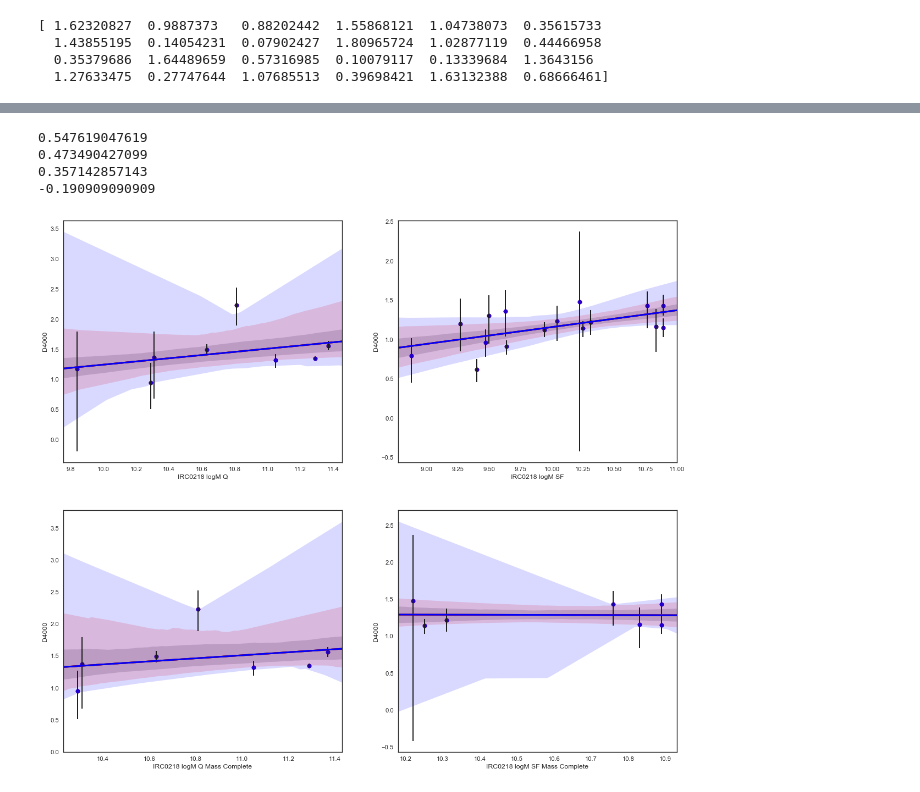
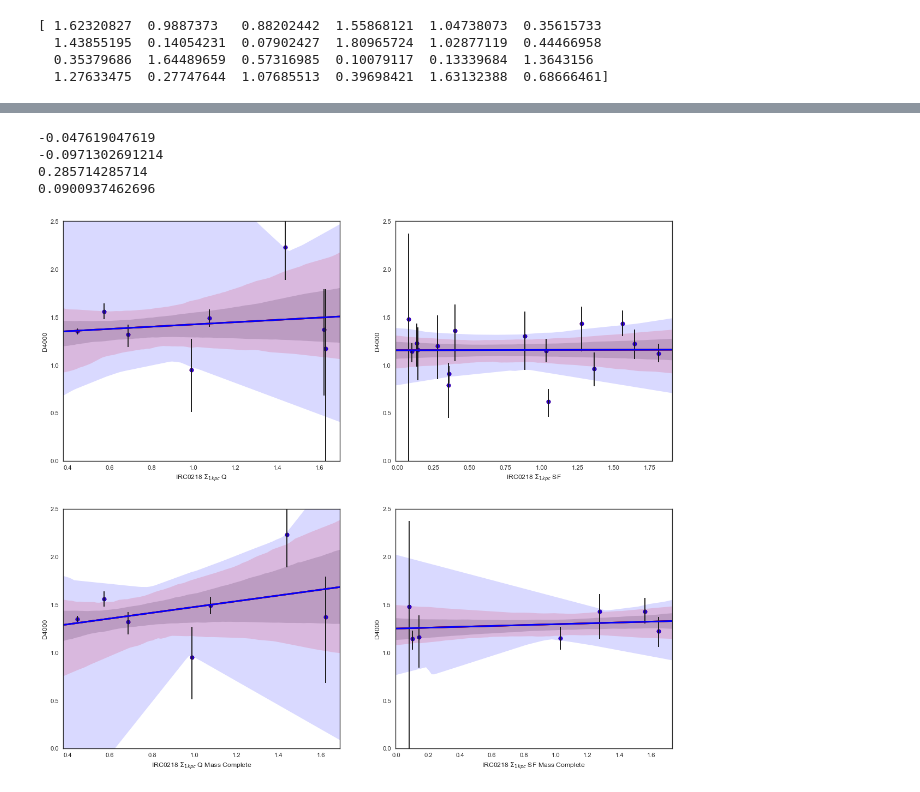
Before and after one commit to jrcooper91/van_der_Wel_size-mass, a Jupyter notebook: bootstrap.ipynb, the cells around one changed output, grey strips where cells are left out. Cells and saved outputs as stored; diff of their text form; code cells hidden in the pictures.

```diff
--- a/bootstrap.ipynb
+++ b/bootstrap.ipynb
@@ -338,38 +597,42 @@ ax = plt.show()
 # %%
 ax = sns.set(style="white", color_codes=True)
 ax = plt.figure(figsize=(18, 16), dpi= 80, facecolor='w', edgecolor='k')
 ax = subplot(2,2,1)
-x, y = pd.Series(c_lmass[np.where(c_flag<0.9)], name="IRC0218 logM Q"), pd.Series(c_dk[np.where(c_flag<0.9)], name="D4000")
+ax = ylim(0,2.5)
+x, y = pd.Series(c_ssmd[np.where(c_flag<0.9)], name="IRC0218 $\Sigma_{1kpc}$ Q"), pd.Series(c_dk[np.where(c_flag<0.9)], name="D4000")
 ax = sns.regplot(x=x, y=y, ci=68,n_boot=1000,color='black')
 ax = sns.regplot(x=x, y=y, ci=95,n_boot=1000,color='red')
 ax = sns.regplot(x=x, y=y, ci=99.7,n_boot=1000,color='blue')
 ax = bar(x,y,yerr=[c_dk1[np.where(c_flag<0.9)], c_dk2[np.where(c_flag<0.9)]], facecolor='none')
 print scipy.stats.stats.spearmanr(x, y)[0]
 ax = subplot(2,2,2)
-x, y = pd.Series(c_lmass[np.where(c_flag>0.9)], name="IRC0218 logM SF"), pd.Series(c_dk[np.where(c_flag>0.9)], name="D4000")
+ax = ylim(0,2.5)
+x, y = pd.Series(c_ssmd[np.where(c_flag>0.9)], name="IRC0218 $\Sigma_{1kpc}$ SF"), pd.Series(c_dk[np.where(c_flag>0.9)], name="D4000")
 ax = sns.regplot(x=x, y=y, ci=68,n_boot=1000,color='black')
 ax = sns.regplot(x=x, y=y, ci=95,n_boot=1000,color='red')
 ax = sns.regplot(x=x, y=y, ci=99.7,n_boot=1000,color='blue')
 ax = bar(x,y,yerr=[c_dk1[np.where(c_flag>0.9)], c_dk2[np.where(c_flag>0.9)]], facecolor='none')
 print scipy.stats.stats.spearmanr(x, y)[0]
 ax = subplot(2,2,3)
-x, y = pd.Series(c_lmass[np.where(np.logical_and(c_flag<0.9,c_lmass>10.20))], name="IRC0218 logM Q Mass Complete"), pd.Series(c_dk[np.where(np.logical_and(c_flag<0.9,c_lmass>10.20))], name="D4000")
+ax = ylim(0,2.5)
+x, y = pd.Series(c_ssmd[np.where(np.logical_and(c_flag<0.9,c_lmass>10.20))], name="IRC0218 $\Sigma_{1kpc}$ Q Mass Complete"), pd.Series(c_dk[np.where(np.logical_and(c_flag<0.9,c_lmass>10.20))], name="D4000")
 ax = sns.regplot(x=x, y=y, ci=68,n_boot=1000,color='black')
 ax = sns.regplot(x=x, y=y, ci=95,n_boot=1000,color='red')
 ax = sns.regplot(x=x, y=y, ci=99.7,n_boot=1000,color='blue')
 ax = bar(x,y,yerr=[c_dk1[np.where(np.logical_and(c_flag<0.9,c_lmass>10.20))], c_dk2[np.where(np.logical_and(c_flag<0.9,c_lmass>10.20))]], facecolor='none')
 print scipy.stats.stats.spearmanr(x, y)[0]
 ax = subplot(2,2,4)
-x, y = pd.Series(c_lmass[np.where(np.logical_and(c_flag>0.9,c_lmass>10.20))], name="IRC0218 logM SF Mass Complete"), pd.Series(c_dk[np.where(np.logical_and(c_flag>0.9,c_lmass>10.20))], name="D4000")
+ax = ylim(0,2.5)
+x, y = pd.Series(c_ssmd[np.where(np.logical_and(c_flag>0.9,c_lmass>10.20))], name="IRC0218 $\Sigma_{1kpc}$ SF Mass Complete"), pd.Series(c_dk[np.where(np.logical_and(c_flag>0.9,c_lmass>10.20))], name="D4000")
 ax = sns.regplot(x=x, y=y, ci=68,n_boot=1000,color='black')
 ax = sns.regplot(x=x, y=y, ci=95,n_boot=1000,color='red')
 ax = sns.regplot(x=x, y=y, ci=99.7,n_boot=1000,color='blue')
 ax = bar(x,y,yerr=[c_dk1[np.where(np.logical_and(c_flag>0.9,c_lmass>10.20))], c_dk2[np.where(np.logical_and(c_flag>0.9,c_lmass>10.20))]], facecolor='none')
 print scipy.stats.stats.spearmanr(x, y)[0]
 ax = plt.show()
 # %% [output]
-0.547619047619
-0.473490427099
-0.357142857143
--0.190909090909
+-0.047619047619
+-0.0971302691214
+0.285714285714
+0.0900937462696
-[figure, old version]
+[figure, new version]
```
Also changed, not shown: parts of 20 cells of this notebook.
